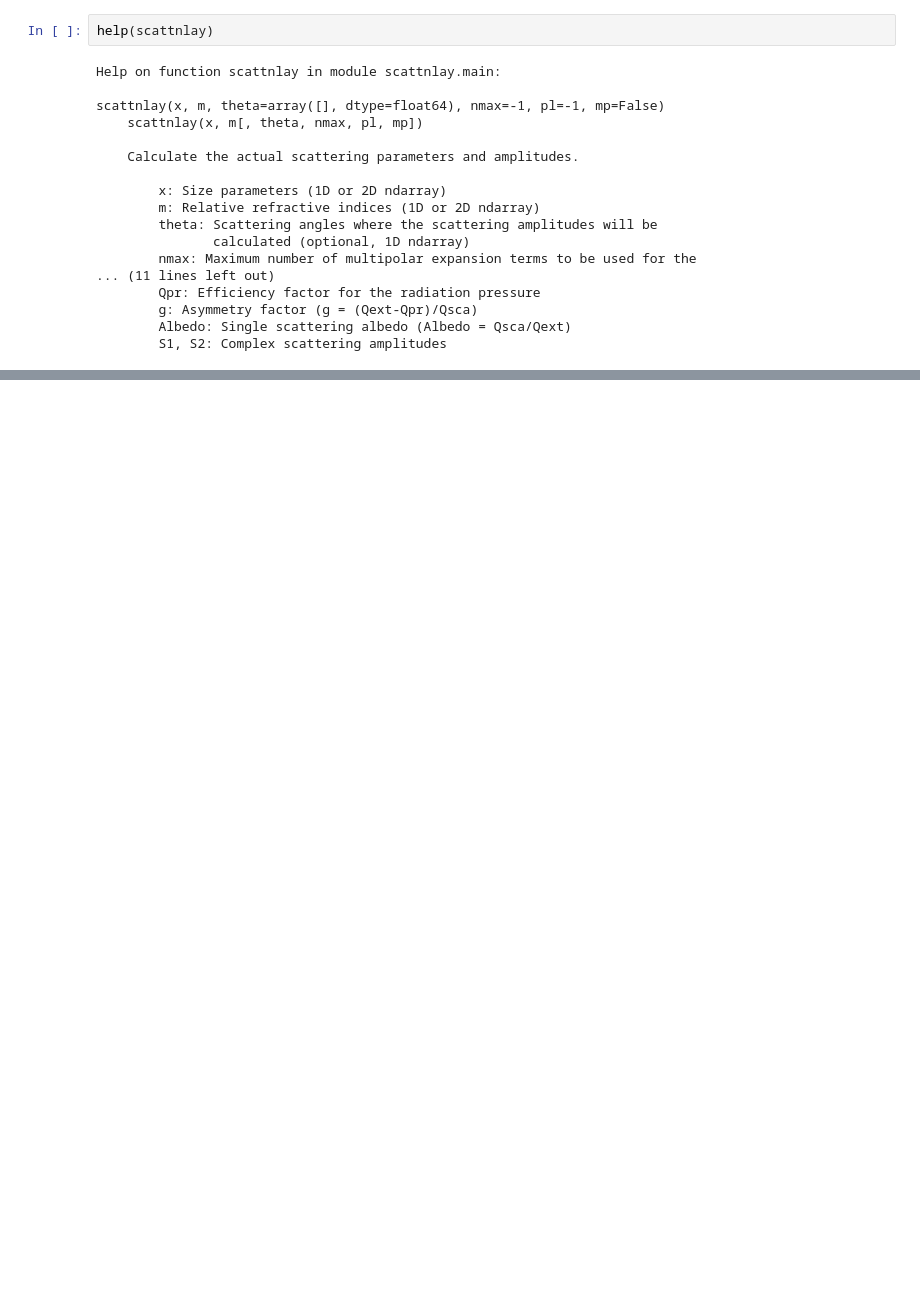
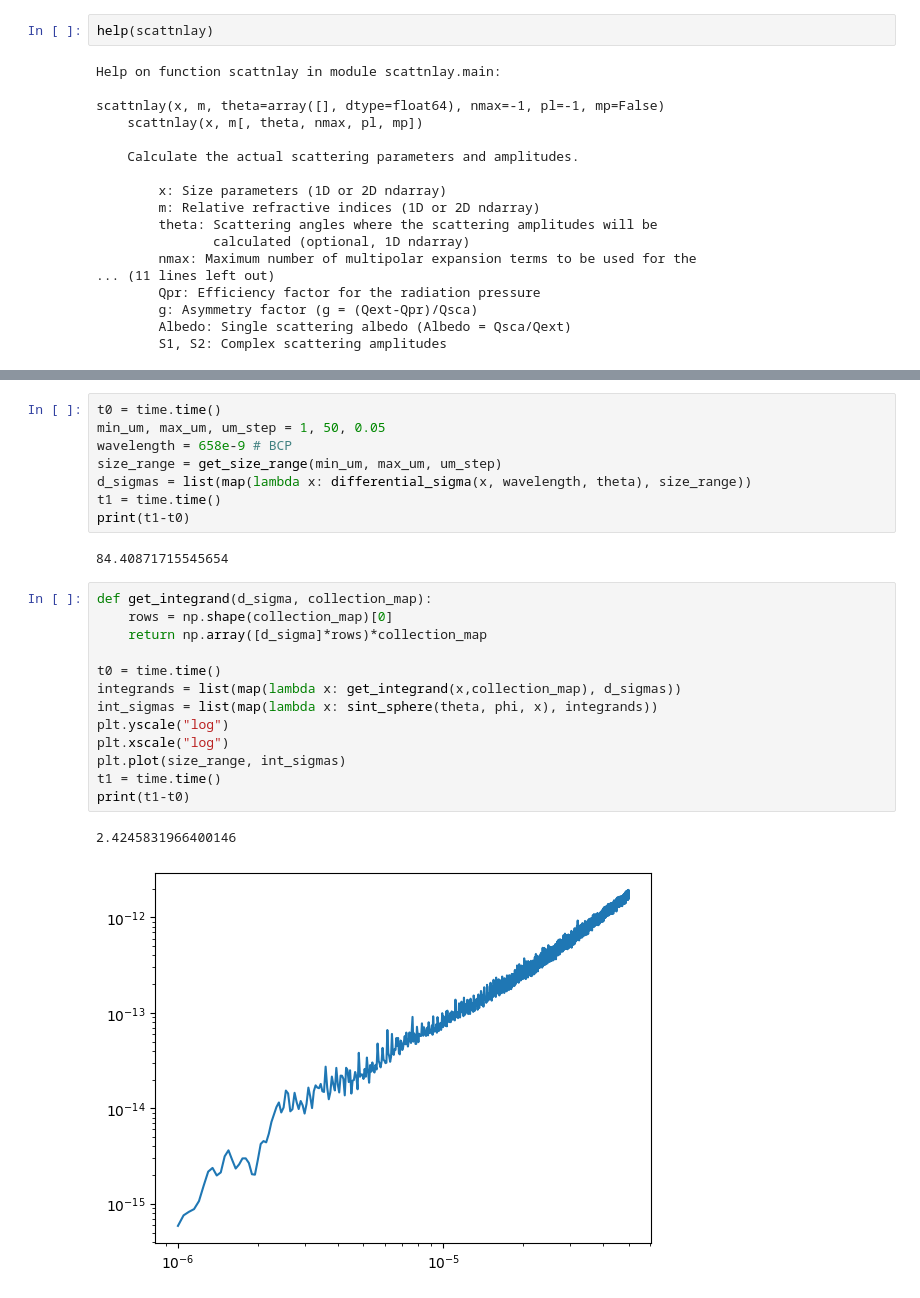
Before and after one commit to charlies-b/scattnlay-model, a Jupyter notebook: scattnlay-model-II.ipynb, the cells around one changed output, grey strips where cells are left out. Cells and saved outputs as stored; diff of their text form; blank space fills up the shorter version.

```diff
--- a/scattnlay-model-II.ipynb
+++ b/scattnlay-model-II.ipynb
@@ -532,0 +129,26 @@ plt.hist(s, bins = 11, range=(1,50))
+# %%
+t0 = time.time()
+min_um, max_um, um_step = 1, 50, 0.05
+wavelength = 658e-9 # BCP
+size_range = get_size_range(min_um, max_um, um_step)
+d_sigmas = list(map(lambda x: differential_sigma(x, wavelength, theta), size_range))
+t1 = time.time()
+print(t1-t0)
+# %% [output]
+84.40871715545654
+# %%
+def get_integrand(d_sigma, collection_map):
+    rows = np.shape(collection_map)[0]
+    return np.array([d_sigma]*rows)*collection_map
+
+t0 = time.time()
+integrands = list(map(lambda x: get_integrand(x,collection_map), d_sigmas))
+int_sigmas = list(map(lambda x: sint_sphere(theta, phi, x), integrands))
+plt.yscale("log")
+plt.xscale("log")
+plt.plot(size_range, int_sigmas)
+t1 = time.time()
+print(t1-t0)
+# %% [output]
+2.4245831966400146
+[figure, added]
```
Also changed, not shown: parts of 59 cells of this notebook.
